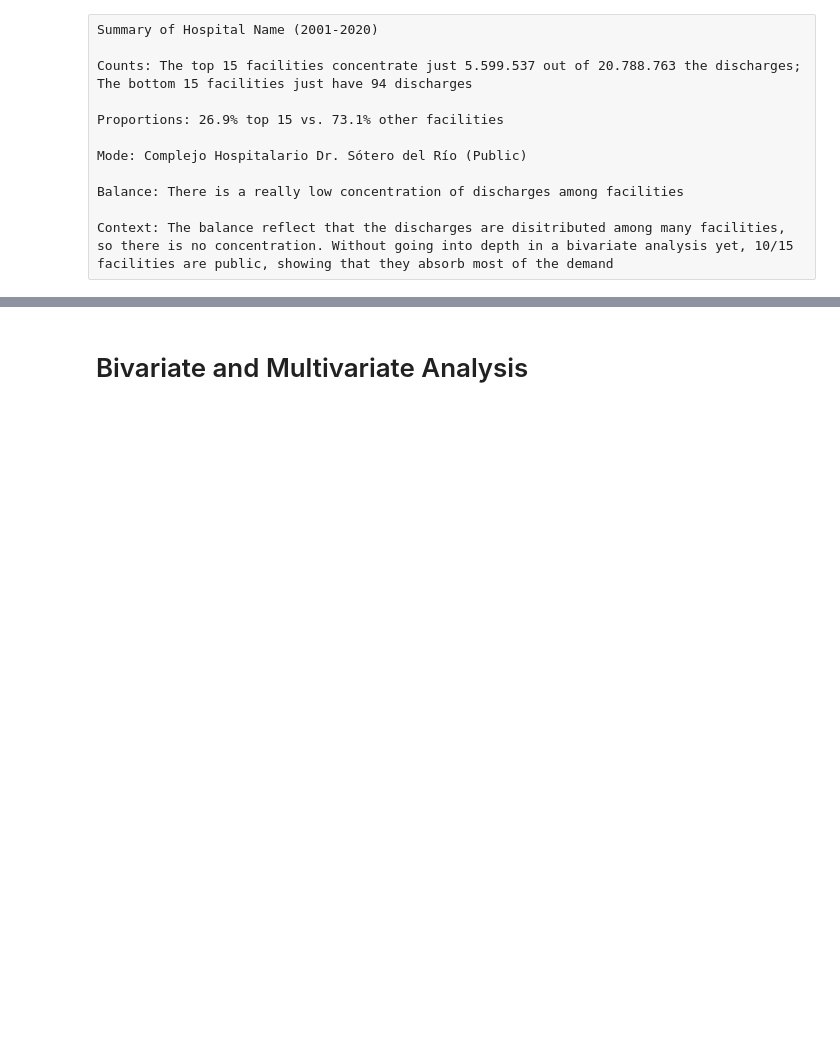
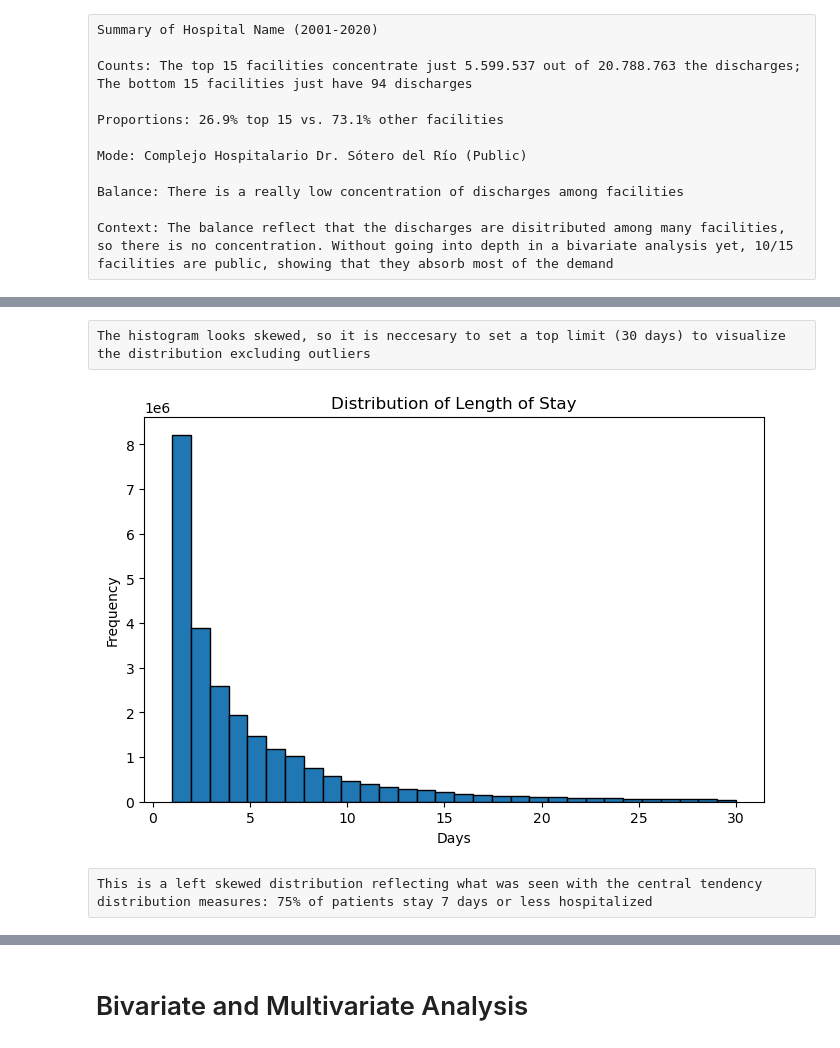
Before and after one commit to mirkopodunavak1996/EDAHospDischarges_Chile2001-2024, a Jupyter notebook: notebooks/General_Analysis_2001-2024.ipynb, the cells around one changed output, grey strips where cells are left out. Saved outputs shown, nothing was run; the diff lists cells and outputs as text; code cells hidden in the pictures; blank space fills up the shorter version.

```diff
--- a/notebooks/General_Analysis_2001-2024.ipynb
+++ b/notebooks/General_Analysis_2001-2024.ipynb
@@ -547,0 +595,15 @@ Context: The balance reflect that the discharges are disitributed among many fac
+# %% [raw]
+The histogram looks skewed, so it is neccesary to set a top limit (30 days) to visualize the distribution excluding outliers
+# %%
+df_LOS_hist = df['length of stay'][df['length of stay'] <= 30]
+# %%
+plt.figure(figsize=(8,5))
+df_LOS_hist.plot(kind='hist', bins=30, edgecolor='black')
+plt.title("Distribution of Length of Stay")
+plt.xlabel("Days")
+plt.ylabel("Frequency")
+plt.show()
+# %% [output]
+[figure, added]
+# %% [raw]
+This is a left skewed distribution reflecting what was seen with the central tendency distribution measures: 75% of patients stay 7 days or less hospitalized
```
Also changed, not shown: parts of 24 cells of this notebook.
